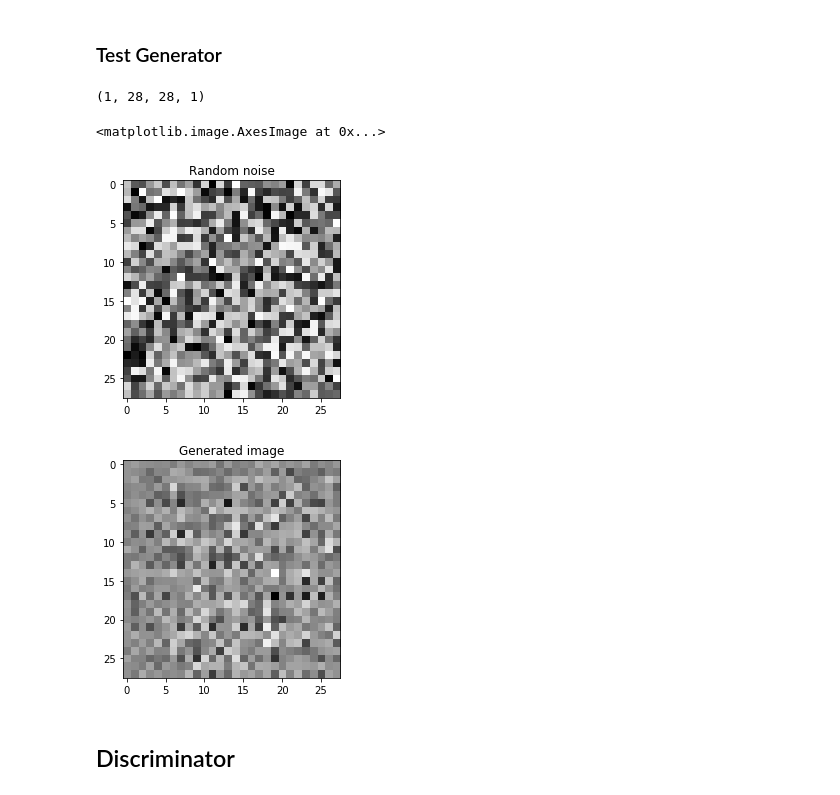
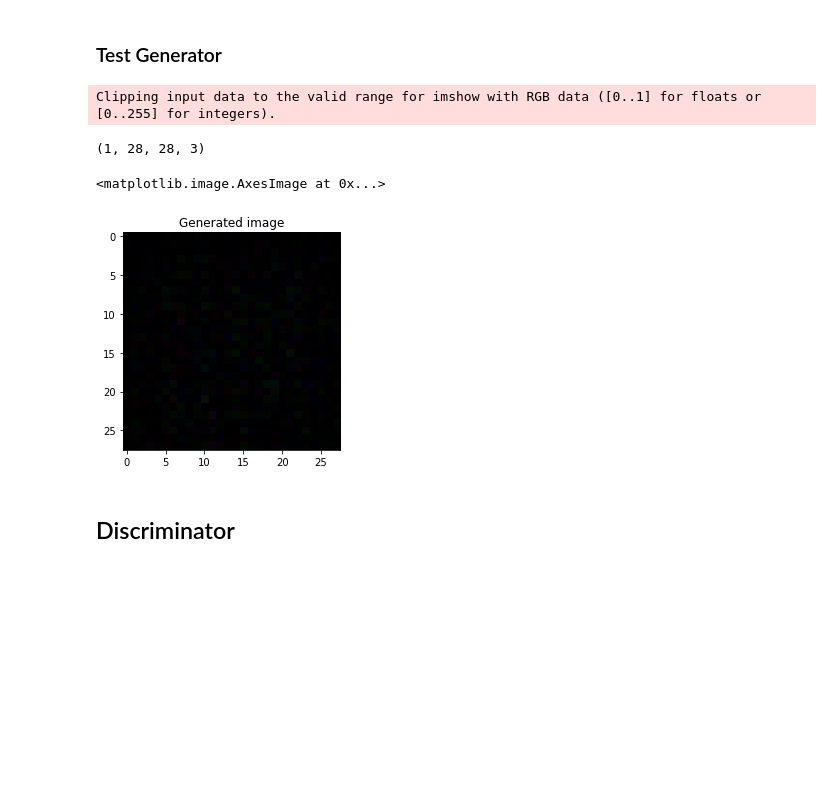
Before and after one commit to pierreelliott/kidney_stone_classification, a Jupyter notebook: training/DCGAN.ipynb, the cells around one changed output. Cells and saved outputs as stored; diff of their text form; code cells hidden in the pictures; blank space fills up the shorter version.

```diff
--- a/training/DCGAN.ipynb
+++ b/training/DCGAN.ipynb
@@ -68,8 +65,8 @@ def make_generator_model():
     model.add(layers.BatchNormalization())
     model.add(layers.LeakyReLU())
 
-    model.add(layers.Conv2DTranspose(1, (5, 5), strides=(2, 2), padding='same', use_bias=False, activation='tanh'))
-    assert model.output_shape == (None, 28, 28, 1)
+    model.add(layers.Conv2DTranspose(3, (5, 5), strides=(2, 2), padding='same', use_bias=False, activation='tanh'))
+    assert model.output_shape == (None, 28, 28, 3)
 
     return model
 # %% [markdown]
@@ -77,22 +74,22 @@ def make_generator_model():
 # %%
 generator = make_generator_model()
 
 noise = tf.random.normal([1, 100])
 generated_image = generator(noise, training=False)
 print(generated_image.shape)
 
-plt.figure()
-plt.title("Random noise")
-plt.imshow(np.random.rand(28, 28), cmap='gray')
+# plt.figure()
+# plt.title("Random noise")
+# plt.imshow(np.random.rand(28, 28), cmap='gray')
 
 plt.figure()
 plt.title("Generated image")
-plt.imshow(generated_image[0, :, :, 0], cmap='gray')
+plt.imshow(generated_image[0, :, :, :])#, cmap='gray')
 # %% [output]
-(1, 28, 28, 1)
+Clipping input data to the valid range for imshow with RGB data ([0..1] for floats or [0..255] for integers).
-<matplotlib.image.AxesImage at 0x...>
+(1, 28, 28, 3)
+<matplotlib.image.AxesImage at 0x...>
-[figure, old version]
+[figure, new version]
-[figure, removed]
 # %% [markdown]
 ## Discriminator
 # %%
```
Also changed, not shown: parts of 3 cells of this notebook.
